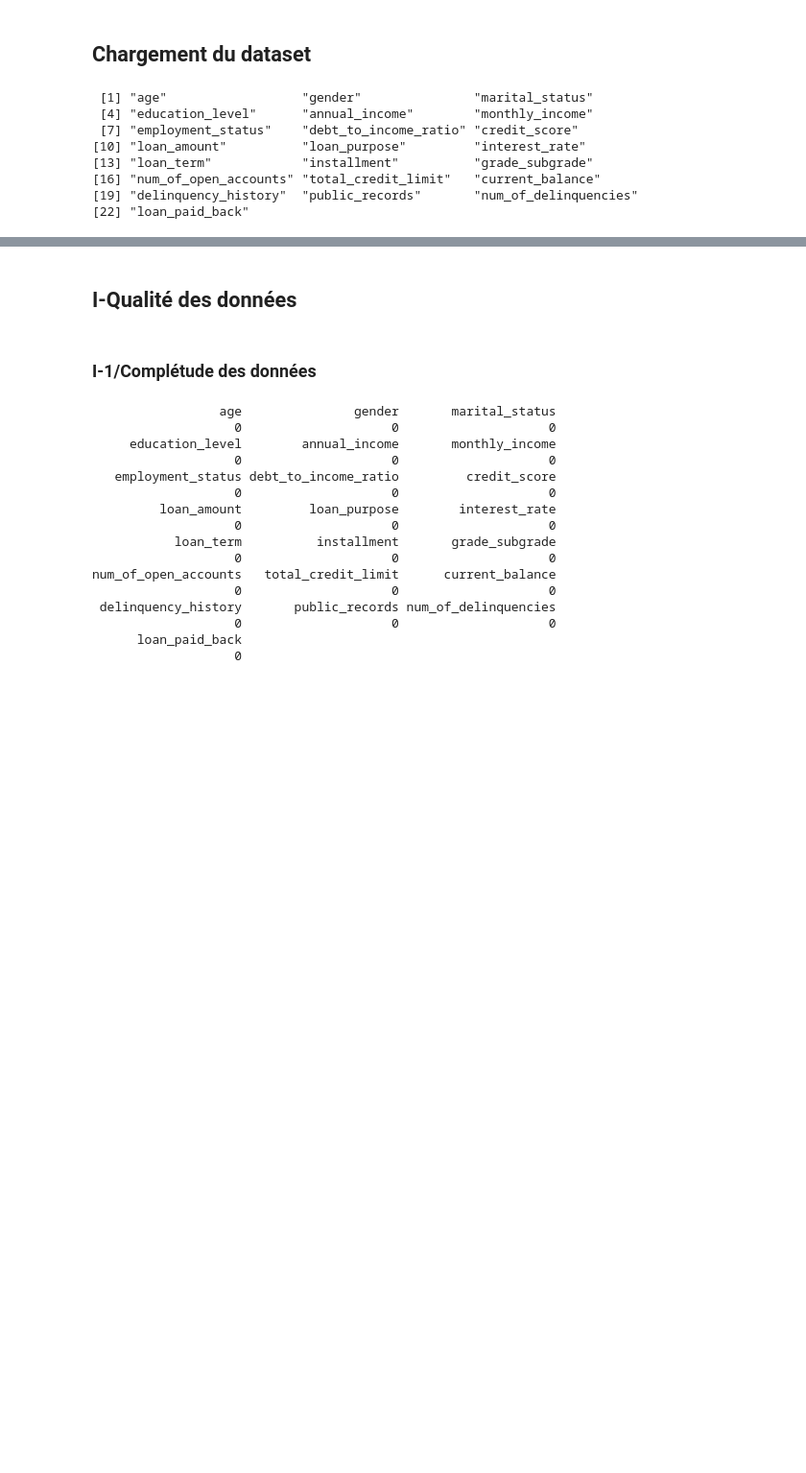
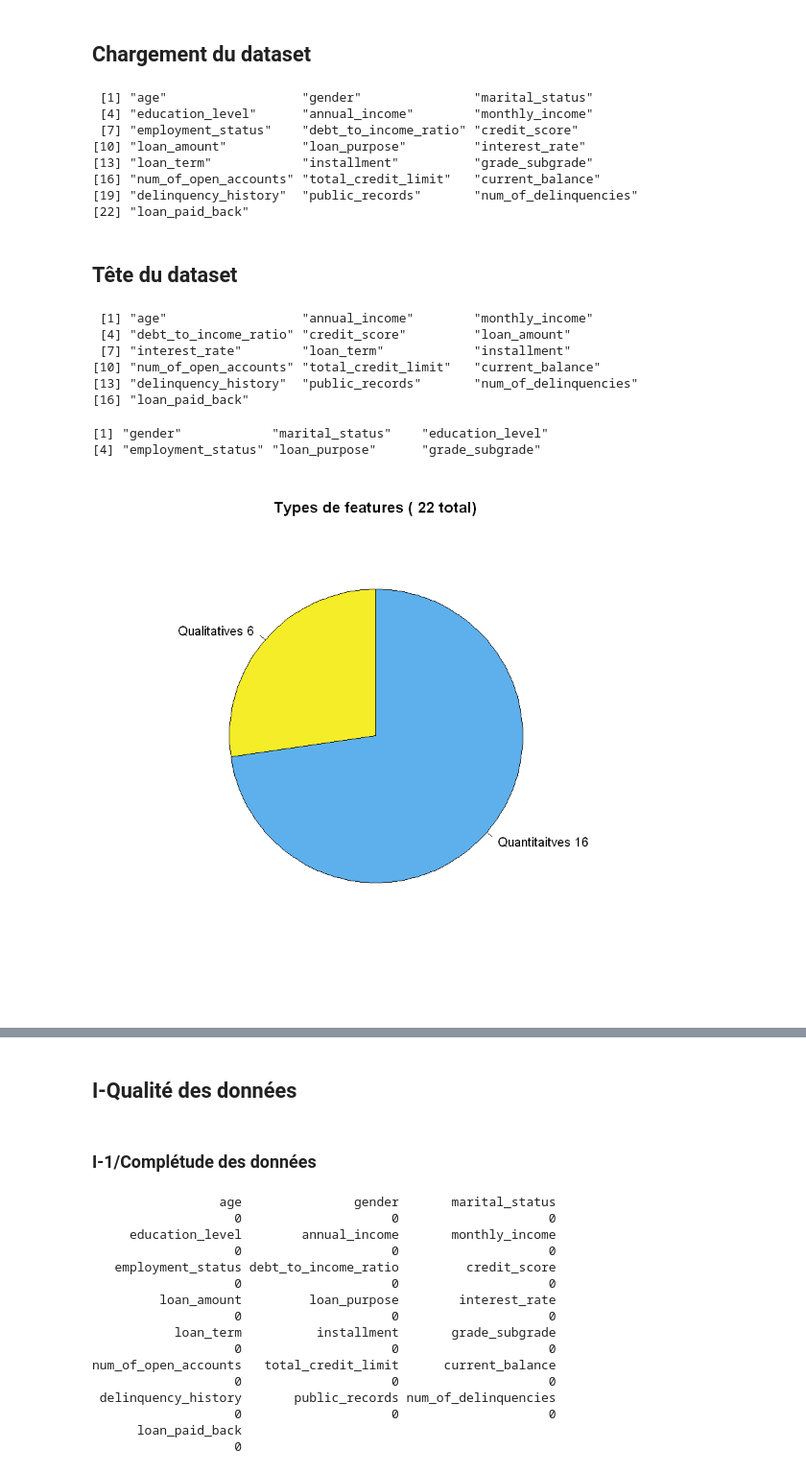
Before and after one commit to theocimino/DATA_VALORIZATION, a Jupyter notebook: code/test.ipynb, the cells around one changed output, grey strips where cells are left out. Shown at 96% size. Drawn from its saved outputs; the diff is of its cells as text; code cells hidden in the pictures; blank space fills up the shorter version.

```diff
--- a/code/test.ipynb
+++ b/code/test.ipynb
@@ -13,3 +13,36 @@ names(dataset)
 [16] "num_of_open_accounts" "total_credit_limit"   "current_balance"
 [19] "delinquency_history"  "public_records"       "num_of_delinquencies"
 [22] "loan_paid_back"
+# %% [markdown]
+## Tête du dataset
+# %%
+# Compte numériques
+n_total <- ncol(dataset)
+n_num <- sum(sapply(dataset, is.numeric))
+n_qual <- n_total - n_num
+numeric_cols <- names(dataset)[sapply(dataset, is.numeric)]
+numeric_cols
+non_numeric_cols <- names(dataset)[!sapply(dataset, is.numeric)]
+
+non_numeric_cols
+# Data donut
+data_types <- c("Quantitaitves", "Qualitatives")
+counts <- c(n_num, n_qual)
+props <- round(counts / n_total * 100, 1)
+
+# Donut chart
+par(bg="white")
+pie(counts, labels=paste(data_types, counts),
+col = c("#5db0ec", "#f4ed27"),
+    clockwise=TRUE,
+    main=paste("Types de features (", n_total, "total)"))
+# %% [output]
+ [1] "age"                  "annual_income"        "monthly_income"
+ [4] "debt_to_income_ratio" "credit_score"         "loan_amount"
+ [7] "interest_rate"        "loan_term"            "installment"
+[10] "num_of_open_accounts" "total_credit_limit"   "current_balance"
+[13] "delinquency_history"  "public_records"       "num_of_delinquencies"
+[16] "loan_paid_back"
+[1] "gender"            "marital_status"    "education_level"
+[4] "employment_status" "loan_purpose"      "grade_subgrade"
+[figure, added]
```
Also changed, not shown: parts of 4 cells of this notebook.
